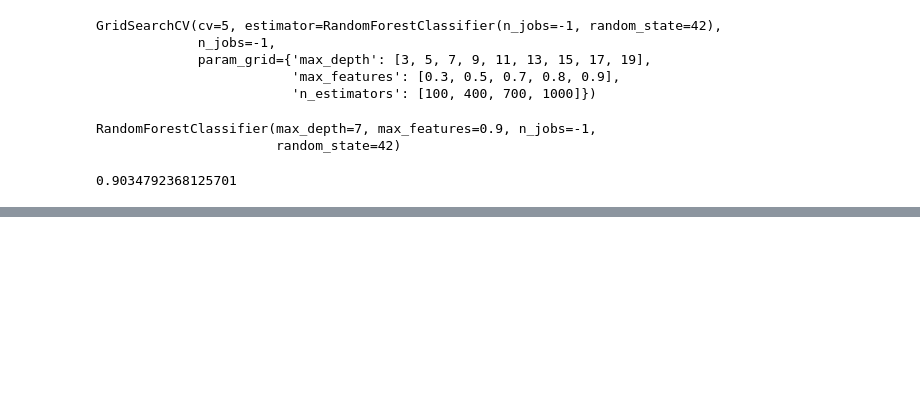
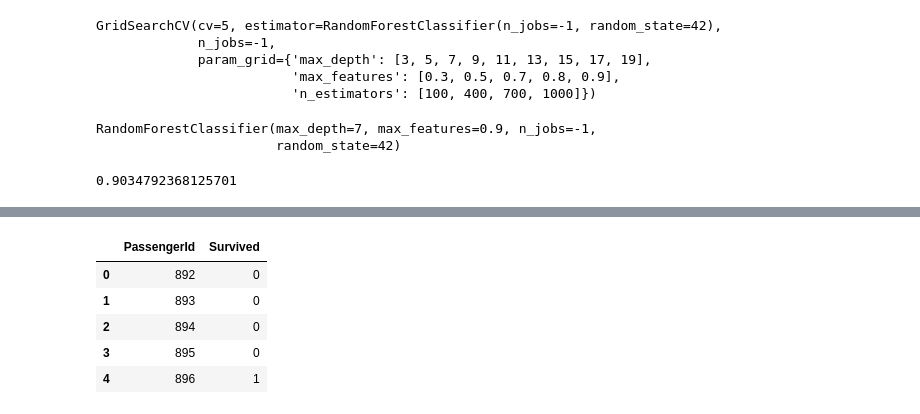
Before and after one commit to wumusill/AI_School, a Jupyter notebook: ML/Titanic/python0504.ipynb, the cells around one changed output, grey strips where cells are left out. Cells and saved outputs as stored; diff of their text form; code cells hidden in the pictures; blank space fills up the shorter version.

```diff
--- a/ML/Titanic/python0504.ipynb
+++ b/ML/Titanic/python0504.ipynb
@@ -157,6 +157,7 @@ set()
 # %%
 from sklearn.ensemble import RandomForestClassifier
 
-model = RandomForestClassifier(n_estimators=100, random_state=42, n_jobs=-1)
+model = RandomForestClassifier(n_estimators=333, random_state=42, n_jobs=-1, max_depth=7,
+                               max_features=0.5439066747874877)
 model
 # %% [output]
@@ -163,0 +166,2 @@ RandomForestClassifier(n_jobs=-1, random_state=42)
+# %%
+model.fit(X_train, y_train)
@@ -192,0 +249,9 @@ y_predict = clf.predict(X_train)
+# %%
+submit.head()
+# %% [output]
+|  | PassengerId | Survived |
+| 0 | 892 | 0 |
+| 1 | 893 | 0 |
+| 2 | 894 | 0 |
+| 3 | 895 | 0 |
+| 4 | 896 | 1 |
```
Also changed, not shown: parts of 15 cells of this notebook, 5 other files.
